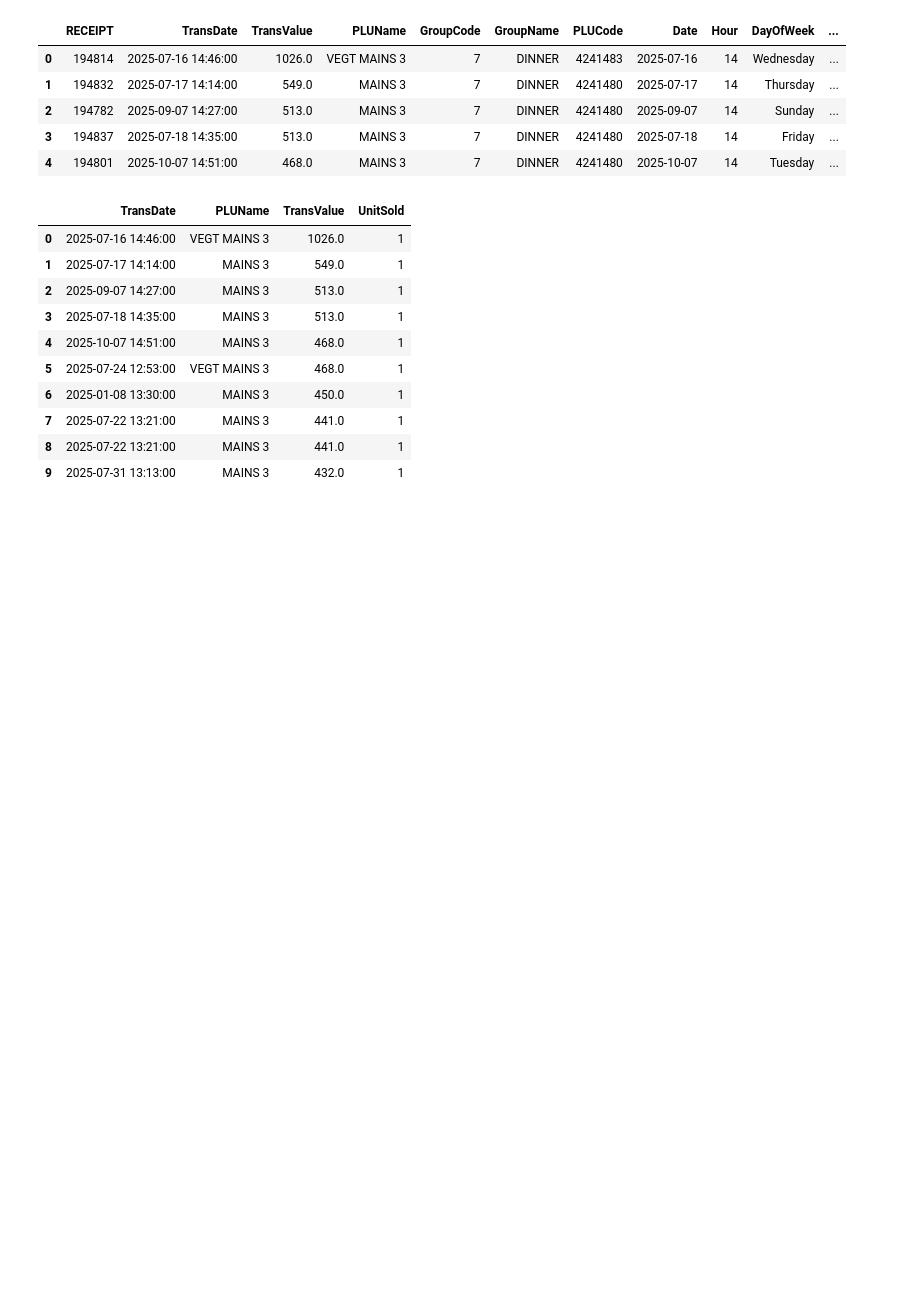
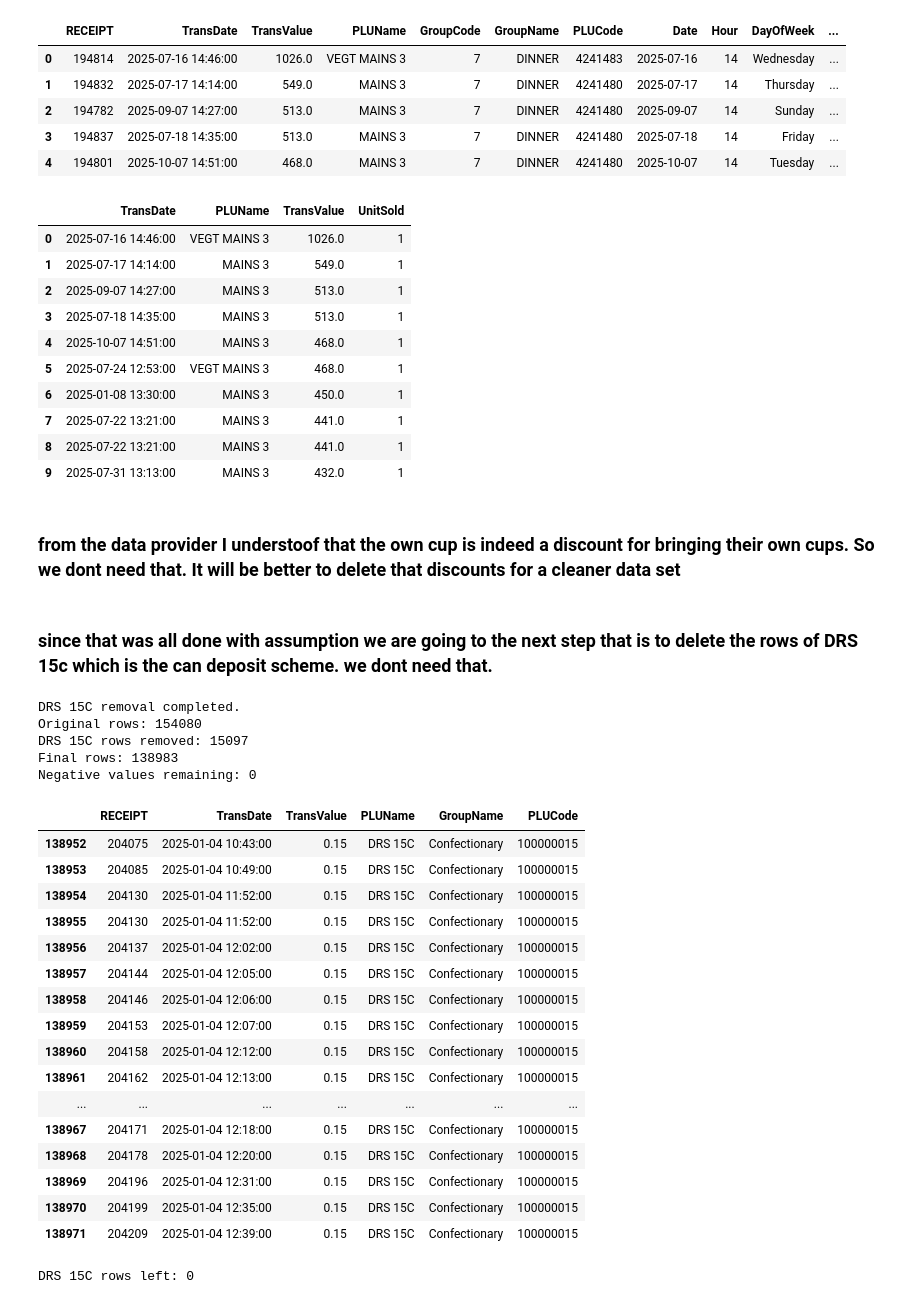
Before and after one commit to Ryan-B05/food_waste_restaurant, a Jupyter notebook: eden_dataset_cleaning.ipynb, the cells around one changed output. Saved outputs shown, nothing was run; the diff lists cells and outputs as text; code cells hidden in the pictures; blank space fills up the shorter version.

Commit message:
confirmations from the restaurants were rcieved so on the progress of finalising the data

```diff
--- a/eden_dataset_cleaning.ipynb
+++ b/eden_dataset_cleaning.ipynb
@@ -262,3 +262,64 @@ df[["TransDate", "PLUName", "TransValue", "UnitSold"]].head(10)
 | 7 | 2025-07-22 13:21:00 | MAINS 3 | 441.0 | 1 |
 | 8 | 2025-07-22 13:21:00 | MAINS 3 | 441.0 | 1 |
 | 9 | 2025-07-31 13:13:00 | MAINS 3 | 432.0 | 1 |
+# %% [markdown]
+### from the data provider I understoof that the own cup is indeed a discount for bringing their own cups. So we dont need that. It will be better to delete that discounts for a cleaner data set
+# %% [markdown]
+### since that was all done with assumption we are going to the next step that is to delete the rows of DRS 15c which is the can deposit scheme. we dont need that.
+# %%
+import pandas as pd
+
+# Load your current clean dataset
+df = pd.read_csv("eden_datasets/UL_EDEN_transactions_with_date_features_and_unitsold.csv")
+
+# Find DRS 15C rows
+drs_rows = df[df["PLUName"].str.contains("DRS 15C", case=False, na=False)].copy()
+
+# Remove DRS 15C rows
+df_no_drs = df[~df["PLUName"].str.contains("DRS 15C", case=False, na=False)].copy()
+
+# Save removed DRS rows for audit
+drs_rows.to_csv("eden_datasets/UL_EDEN_DRS_15C_removed_audit.csv", index=False)
+
+# Save new cleaned dataset
+df_no_drs.to_csv("eden_datasets/UL_EDEN_clean_no_negative_no_owncup_no_drs.csv", index=False)
+
+print("DRS 15C removal completed.")
+print("Original rows:", len(df))
+print("DRS 15C rows removed:", len(drs_rows))
+print("Final rows:", len(df_no_drs))
+print("Negative values remaining:", len(df_no_drs[df_no_drs["TransValue"] < 0]))
+# %% [output]
+DRS 15C removal completed.
+Original rows: 154080
+DRS 15C rows removed: 15097
+Final rows: 138983
+Negative values remaining: 0
+# %%
+drs_rows[["RECEIPT", "TransDate", "TransValue", "PLUName", "GroupName", "PLUCode"]].head(20)
+# %% [output]
+|  | RECEIPT | TransDate | TransValue | PLUName | GroupName | PLUCode |
+| 138952 | 204075 | 2025-01-04 10:43:00 | 0.15 | DRS 15C | Confectionary | 100000015 |
+| 138953 | 204085 | 2025-01-04 10:49:00 | 0.15 | DRS 15C | Confectionary | 100000015 |
+| 138954 | 204130 | 2025-01-04 11:52:00 | 0.15 | DRS 15C | Confectionary | 100000015 |
+| 138955 | 204130 | 2025-01-04 11:52:00 | 0.15 | DRS 15C | Confectionary | 100000015 |
+| 138956 | 204137 | 2025-01-04 12:02:00 | 0.15 | DRS 15C | Confectionary | 100000015 |
+| 138957 | 204144 | 2025-01-04 12:05:00 | 0.15 | DRS 15C | Confectionary | 100000015 |
+| 138958 | 204146 | 2025-01-04 12:06:00 | 0.15 | DRS 15C | Confectionary | 100000015 |
+| 138959 | 204153 | 2025-01-04 12:07:00 | 0.15 | DRS 15C | Confectionary | 100000015 |
+| 138960 | 204158 | 2025-01-04 12:12:00 | 0.15 | DRS 15C | Confectionary | 100000015 |
+| 138961 | 204162 | 2025-01-04 12:13:00 | 0.15 | DRS 15C | Confectionary | 100000015 |
+| ... | ... | ... | ... | ... | ... | ... |
+| 138967 | 204171 | 2025-01-04 12:18:00 | 0.15 | DRS 15C | Confectionary | 100000015 |
+| 138968 | 204178 | 2025-01-04 12:20:00 | 0.15 | DRS 15C | Confectionary | 100000015 |
+| 138969 | 204196 | 2025-01-04 12:31:00 | 0.15 | DRS 15C | Confectionary | 100000015 |
+| 138970 | 204199 | 2025-01-04 12:35:00 | 0.15 | DRS 15C | Confectionary | 100000015 |
+| 138971 | 204209 | 2025-01-04 12:39:00 | 0.15 | DRS 15C | Confectionary | 100000015 |
+# %%
+df_check = pd.read_csv("eden_datasets/UL_EDEN_clean_no_negative_no_owncup_no_drs.csv")
+
+print("DRS 15C rows left:", len(
+    df_check[df_check["PLUName"].str.contains("DRS 15C", case=False, na=False)]
+))
+# %% [output]
+DRS 15C rows left: 0
```
Also changed, not shown: parts of 1 cell of this notebook.
